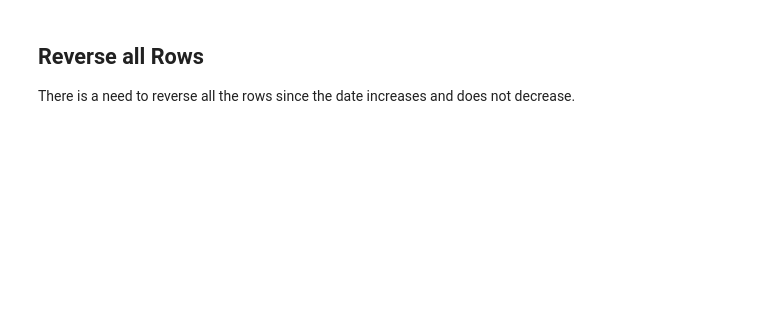
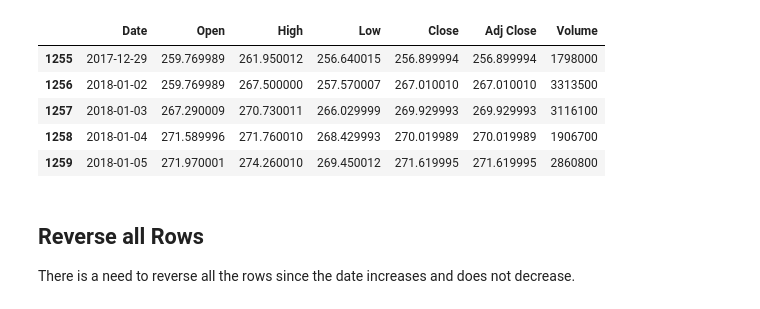
Before and after one commit to sandeeppaulraj/machine-learning, a Jupyter notebook: projects/capstone/stock_price_estimator.ipynb, the cells around one changed output. Saved outputs shown, nothing was run; the diff lists cells and outputs as text; code cells hidden in the pictures; blank space fills up the shorter version.

```diff
--- a/projects/capstone/stock_price_estimator.ipynb
+++ b/projects/capstone/stock_price_estimator.ipynb
@@ -41,3 +58,12 @@ df.head(8)
+# %%
+df.tail()
+# %% [output]
+|  | Date | Open | High | Low | Close | Adj Close | Volume |
+| 1255 | 2017-12-29 | 259.769989 | 261.950012 | 256.640015 | 256.899994 | 256.899994 | 1798000 |
+| 1256 | 2018-01-02 | 259.769989 | 267.500000 | 257.570007 | 267.010010 | 267.010010 | 3313500 |
+| 1257 | 2018-01-03 | 267.290009 | 270.730011 | 266.029999 | 269.929993 | 269.929993 | 3116100 |
+| 1258 | 2018-01-04 | 271.589996 | 271.760010 | 268.429993 | 270.019989 | 270.019989 | 1906700 |
+| 1259 | 2018-01-05 | 271.970001 | 274.260010 | 269.450012 | 271.619995 | 271.619995 | 2860800 |
 # %% [markdown]
 ## Reverse all Rows
 
```
Also changed, not shown: parts of 58 cells of this notebook.
